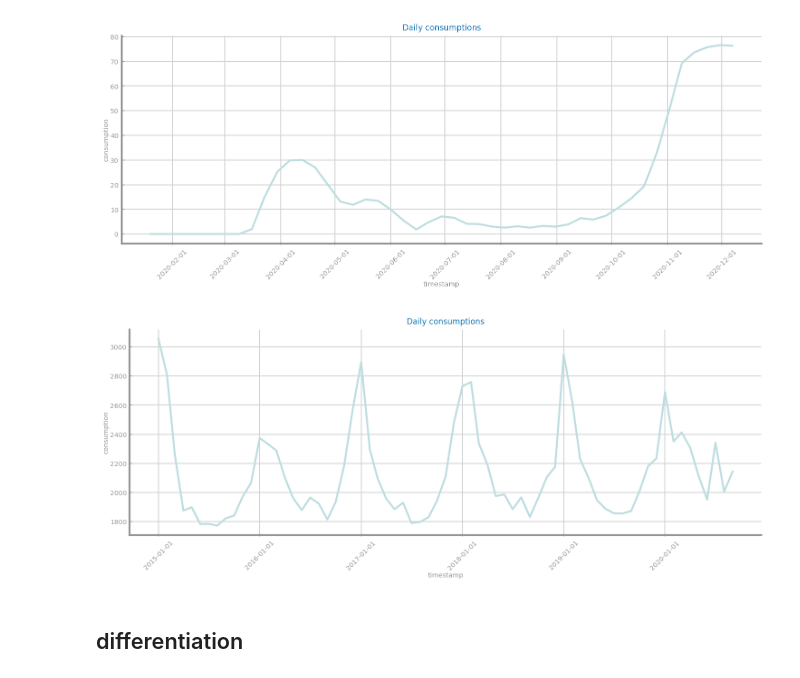
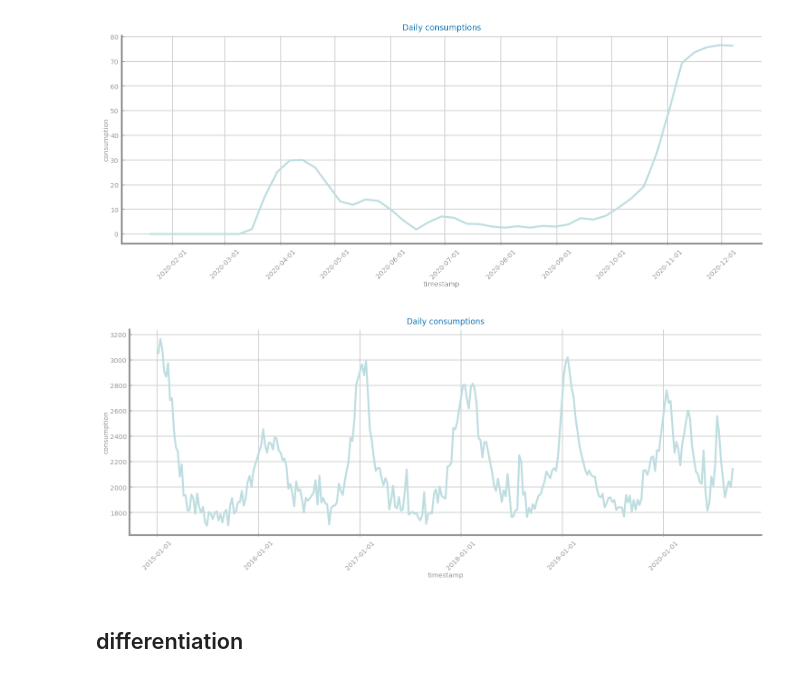
Before and after one commit to joaocmd/CD-Project, a Jupyter notebook: lab9+10/lab9+10-profilling.ipynb, the cells around one changed output. Drawn from its saved outputs; the diff is of its cells as text; code cells hidden in the pictures.

```diff
--- a/lab9+10/lab9+10-profilling.ipynb
+++ b/lab9+10/lab9+10-profilling.ipynb
@@ -191,17 +191,17 @@ plt.show()
 # %%
 def aggregate_by(data: pd.Series, index_var: str, period: str, title: str = '', x_label: str = '', y_label: str = ''):
     index = data.index.to_period(period)
     agg_df = data.copy().groupby(index).mean()
     agg_df[index_var] = index.drop_duplicates().to_timestamp()
     agg_df.set_index(index_var, drop=True, inplace=True)
     ts.plot_series(agg_df, title=title, x_label=x_label, y_label=y_label)
 
 plt.figure(figsize=(3*ts.HEIGHT, ts.HEIGHT))
-aggregate_by(all_deaths, 'timestamp', 'M', title='Daily consumptions', x_label='timestamp', y_label='consumption')
+aggregate_by(all_deaths, 'timestamp', 'W', title='Daily consumptions', x_label='timestamp', y_label='consumption')
 plt.xticks(rotation = 45)
 plt.show()
 # %% [output]
-[figure, old version]
+[figure, new version]
 # %% [markdown]
 ## differentiation
 # %%
```
Also changed, not shown: parts of 2 cells of this notebook, 5 other files.
